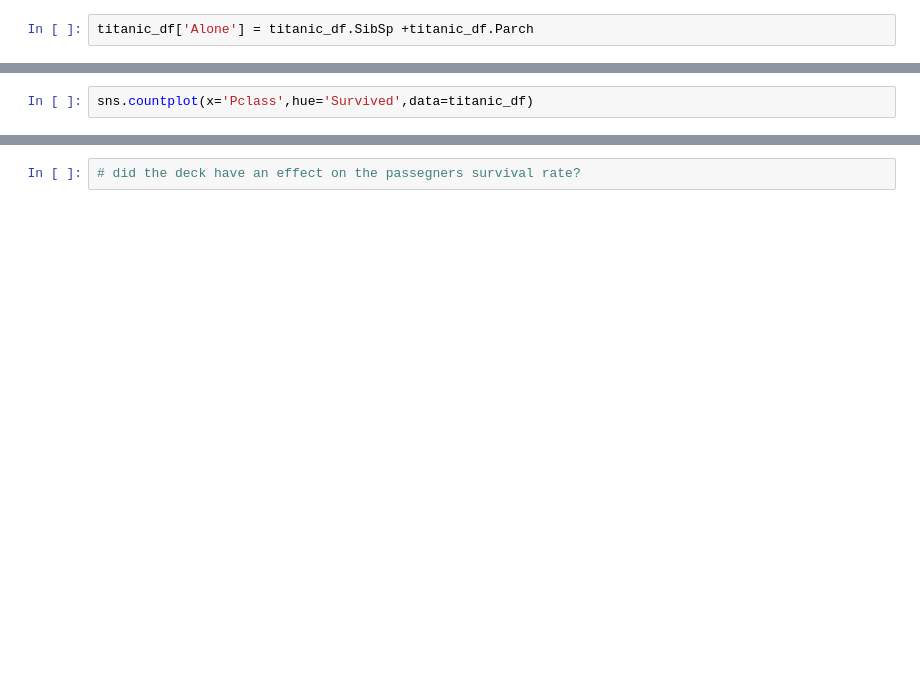
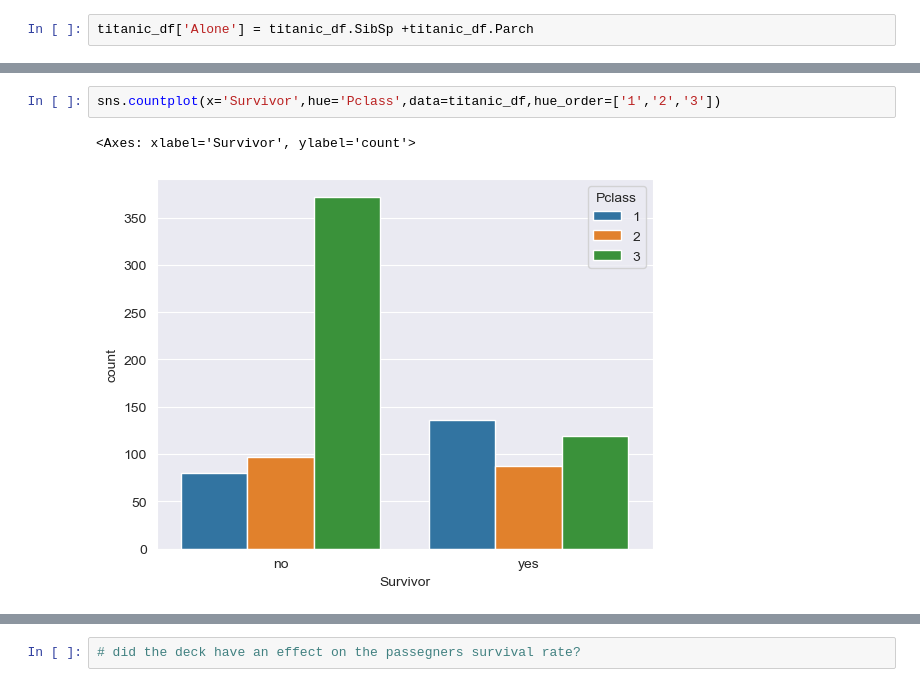
Before and after one commit to lumulli124/Titanic-Challenge, a Jupyter notebook: Kaggle - Titanic Challenge/Titanic Project.ipynb, the cells around one changed output, grey strips where cells are left out. Saved outputs shown, nothing was run; the diff lists cells and outputs as text; blank space fills up the shorter version.

```diff
--- a/Kaggle - Titanic Challenge/Titanic Project.ipynb
+++ b/Kaggle - Titanic Challenge/Titanic Project.ipynb
@@ -123,3 +273,6 @@ sns.countplot(x='Survivor', data=titanic_df,palette='Set1')
 # %%
-sns.countplot(x='Pclass',hue='Survived',data=titanic_df)
+sns.countplot(x='Survivor',hue='Pclass',data=titanic_df,hue_order=['1','2','3'])
+# %% [output]
+<Axes: xlabel='Survivor', ylabel='count'>
+[figure, added]
 # %%
```
Also changed, not shown: parts of 43 cells of this notebook.
